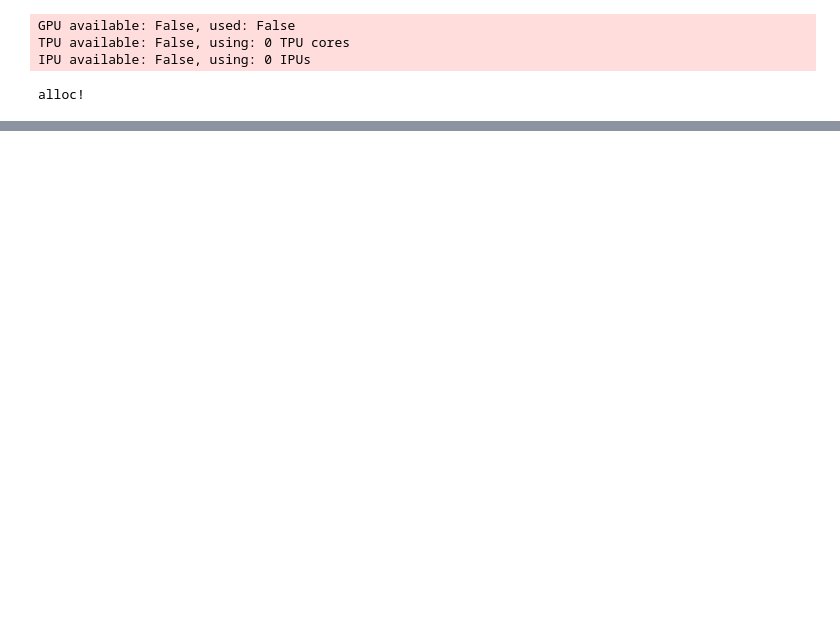
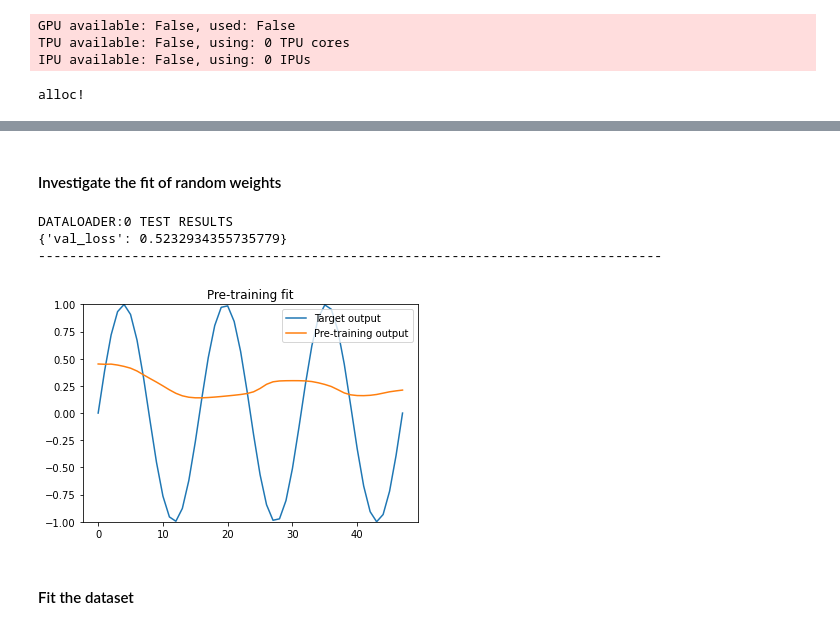
Before and after one commit to RenardDesNeiges/CTNN_Policies, a Jupyter notebook: torch_NCP_example.ipynb, the cells around one changed output, grey strips where cells are left out. Drawn from its saved outputs; the diff is of its cells as text; code cells hidden in the pictures; blank space fills up the shorter version.

```diff
--- a/torch_NCP_example.ipynb
+++ b/torch_NCP_example.ipynb
@@ -96,12 +75,13 @@ data_y.size:  torch.Size([1, 48, 1])
 # %%
+#Building the LTC net
 wiring = kncp.wirings.FullyConnected(8, out_features)  # 16 units, 8 motor neurons
 ltc_cell = LTCCell(wiring, in_features)
 
 
-ltc_sequence = RNNSequence(
+ltc_sequence = lru.RNNSequence(
     ltc_cell,
 )
-learn = SequenceLearner(ltc_sequence, lr=0.01)
+learn = lru.SequenceLearner(ltc_sequence, lr=0.01)
 trainer = pl.Trainer(
     logger=pl.loggers.CSVLogger("log"),
     max_epochs=400,
@@ -109,6 +89,7 @@ trainer = pl.Trainer(
     gradient_clip_val=1,  # Clip gradient to stabilize training
     gpus=0,
 )
+trainer.fit(learn, dataloader)
 # %% [output]
 GPU available: False, used: False
 TPU available: False, using: 0 TPU cores
@@ -128,0 +98,19 @@ plt.plot(data_y[0,:,:])
+# %% [markdown]
+#### Investigate the fit of random weights
+# %%
+results = trainer.test(learn, dataloader)
+y_hat = learn.predict((data_x,data_y))
+#Visualizing what we are shooting for
+plt.plot(data_y[0, :, 0], label="Target output")
+plt.plot(y_hat[0, :, 0], label="Pre-training output")
+plt.ylim((-1, 1))
+plt.title("Pre-training fit")
+plt.legend(loc="upper right")
+plt.show()
+# %% [output]
+DATALOADER:0 TEST RESULTS
+{'val_loss': 0.5232934355735779}
+--------------------------------------------------------------------------------
+[figure, added]
+# %% [markdown]
+#### Fit the dataset
```
Also changed, not shown: parts of 11 cells of this notebook, 7 other files.
